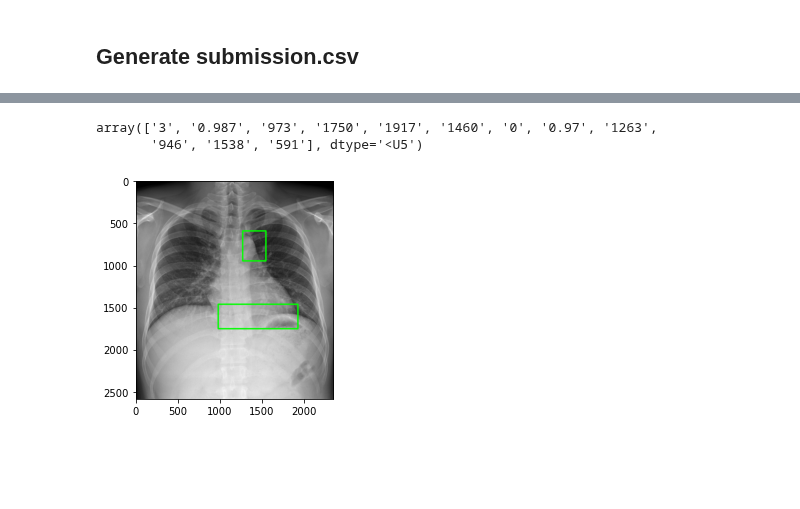
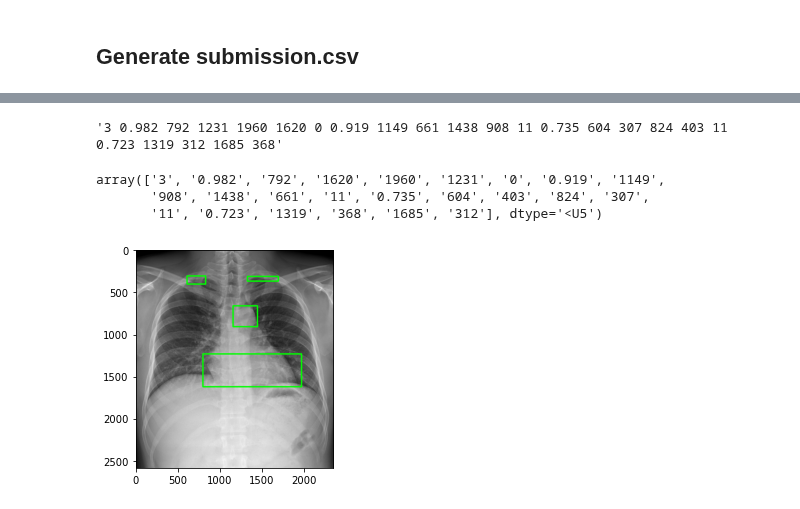
Before and after one commit to daitranskku/chest_x_ray_abnormalities_detection, a Jupyter notebook: MaskRCNN_implementation/model_evaluation.ipynb, the cells around one changed output, grey strips where cells are left out. Drawn from its saved outputs; the diff is of its cells as text; code cells hidden in the pictures; blank space fills up the shorter version.

Commit message:
Add submission baseline

```diff
--- a/MaskRCNN_implementation/model_evaluation.ipynb
+++ b/MaskRCNN_implementation/model_evaluation.ipynb
@@ -414,7 +414,7 @@ for image_file_name in tqdm(test_file_list):
     # extracrt results
     bbox_list, class_list, confidence_list = find_anomalies(dicom_image)
 
-#     print(class_list)
+#     print(r['scores'])
     # convert from single-channel grayscale to 3-channel RGB
     img = np.stack([dicom_image] * 3, axis=2)
     resized_img = cv2.resize(img, (IMAGE_SIZE,IMAGE_SIZE), interpolation = cv2.INTER_AREA)
@@ -454,6 +454,10 @@ for image_file_name in tqdm(test_file_list):
             ymax = rescaled_bbox[0]
             xmin = rescaled_bbox[1]
             xmax = rescaled_bbox[3]
+            if xmin > xmax:
+                xmin, xmax = xmax, xmin
+            if ymin > ymax:
+                ymin, ymax = ymax, ymin
 
             prediction_string += "{} {} {} {} {} {} ".format(class_id_correct, confidence_score, xmin, ymin, xmax, ymax)
 
@@ -480,0 +474,4 @@ submission_df
+# %%
+submission_df.loc[0]['PredictionString']
+# %% [output]
+'3 0.982 792 1231 1960 1620 0 0.919 1149 661 1438 908 11 0.735 604 307 824 403 11 0.723 1319 312 1685 368'
@@ -483,24 +482,25 @@ submission_df.to_csv('submission_28.1_3.csv', index = False)
 # %%
-bbox_test = np.array(submission_df.loc[1]['PredictionString'].split(' '))
+bbox_test = np.array(submission_df.loc[0]['PredictionString'].split(' '))
 bbox_test
 # %% [output]
-array(['3', '0.987', '973', '1750', '1917', '1460', '0', '0.97', '1263',
-       '946', '1538', '591'], dtype='<U5')
+array(['3', '0.982', '792', '1620', '1960', '1231', '0', '0.919', '1149',
+       '908', '1438', '661', '11', '0.735', '604', '403', '824', '307',
+       '11', '0.723', '1319', '368', '1685', '312'], dtype='<U5')
 # %%
 # submission_df.loc[0]['image_id']
 dicom_image = dicom2array(TEST_DIR + '/' + submission_df.loc[0]['image_id'] + '.dicom')
 img = np.stack([dicom_image] * 3, axis=2)
 
-steps = (0,6)
+steps = (0,6,12,18)
 for step in steps:
     img_bbox = cv2.rectangle(
                 img,
                 (int(bbox_test[2+step]), int(bbox_test[3+step])),
                 (int(bbox_test[4+step]), int(bbox_test[5+step])),
                 color = (0,255,0), thickness= 15
             )
     plt.imshow(img_bbox)
     plt.axis('on')
 plt.show()
 # %% [output]
-[figure, old version]
+[figure, new version]
```
Also changed, not shown: parts of 4 cells of this notebook, 1 other file.
